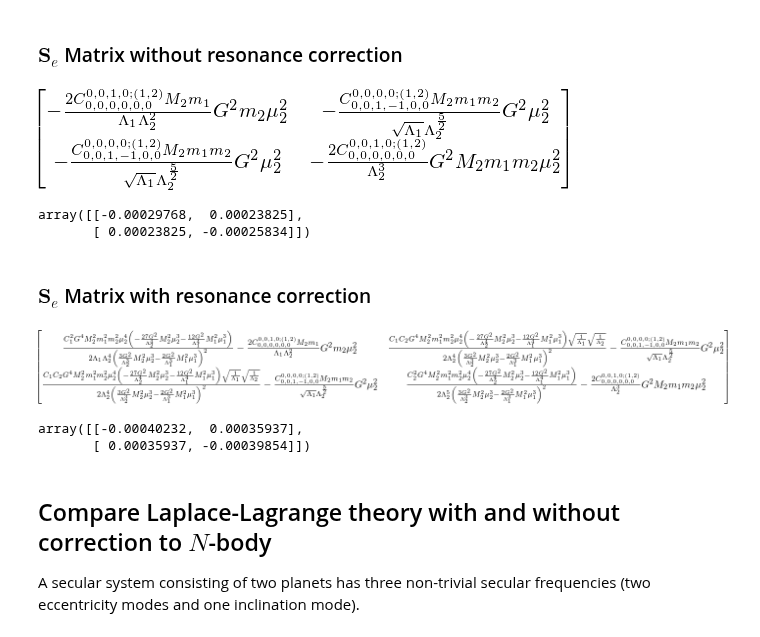
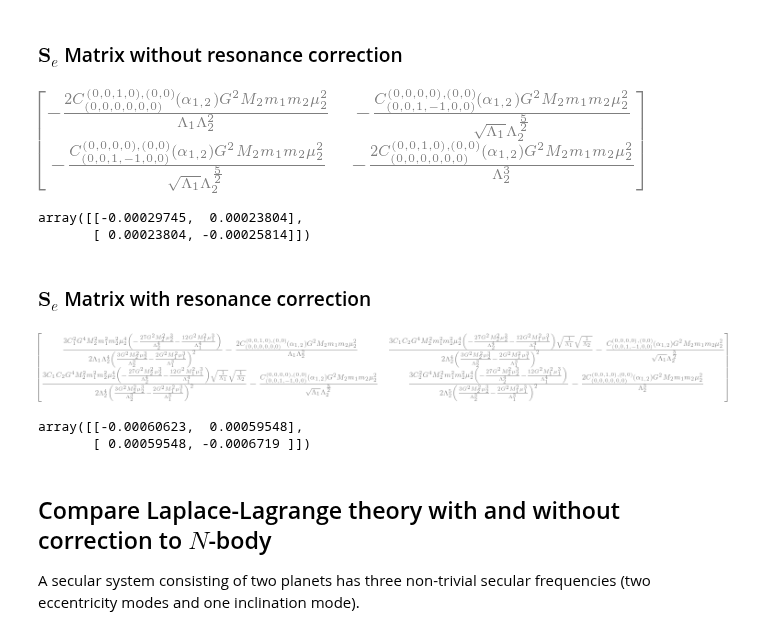
Before and after one commit to shadden/celmech, a Jupyter notebook: jupyter_examples/Laplace-Lagrange_Secular_Theory.ipynb, the cells around one changed output. Drawn from its saved outputs; the diff is of its cells as text; code cells hidden in the pictures.

```diff
--- a/jupyter_examples/Laplace-Lagrange_Secular_Theory.ipynb
+++ b/jupyter_examples/Laplace-Lagrange_Secular_Theory.ipynb
@@ -80,7 +82,7 @@ except RuntimeError:
             l="uniform"
         )
     sim.integrator = 'whfast'
-    set_timestep(sim,1/40)
+    set_time_step(sim,1/40)
     sim.ri_whfast.safe_mode = 0
     sim.move_to_com()
     align_simulation(sim)
@@ -164,7 +166,7 @@ def get_sim(pratio):
     sim.add(m = 3e-5, P = pratio ,e = 0.01, pomega = np.pi/2)
     sim.integrator = 'whfast'
     sim.ri_whfast.safe_mode = 0
-    set_timestep(sim,1/27.)
+    set_time_step(sim,1/27.)
     sim.move_to_com()
     align_simulation(sim)
     return sim
@@ -185,12 +187,12 @@ Tmax = 4 * np.max( 2 * np.pi / np.abs(llsys.eccentricity_eigenvalues()) )
 # %%
 llsys.eccentricity_matrix
 # %% [output]
-[figure, old version]
+[figure, new version]
 # %%
 llsys.Neccentricity_matrix
 # %% [output]
-array([[-0.00029768,  0.00023825],
-       [ 0.00023825, -0.00025834]])
+array([[-0.00029745,  0.00023804],
+       [ 0.00023804, -0.00025814]])
 # %% [markdown]
 ### $\pmb{S}_e$ Matrix with resonance correction
 # %%
@@ -199,16 +201,16 @@ from celmech.disturbing_function import get_DFCoeff_symbol
 # %%
 llsys.add_first_order_resonance_term(1,2,kres)
 # Using substitution {Cin:S('C1'),Cout:S('C2')} to make result more legible
-Cin = get_DFCoeff_symbol(kres,1-kres,-1,0,0,0,0,0,0,0,1,2)
-Cout = get_DFCoeff_symbol(kres,1-kres,0,-1,0,0,0,0,0,0,1,2)
+Cin = get_df_coefficient_symbol(kres,1-kres,-1,0,0,0,0,0,0,0,0,0,1,2)
+Cout = get_df_coefficient_symbol(kres,1-kres,0,-1,0,0,0,0,0,0,0,0,1,2)
 llsys.eccentricity_matrix.subs({Cin:S('C1'),Cout:S('C2')})
 # %% [output]
-[figure, old version]
+[figure, new version]
 # %%
 llsys.Neccentricity_matrix
 # %% [output]
-array([[-0.00040232,  0.00035937],
-       [ 0.00035937, -0.00039854]])
+array([[-0.00060623,  0.00059548],
+       [ 0.00059548, -0.0006719 ]])
 # %% [markdown]
 ## Compare Laplace-Lagrange theory with and without correction to $N$-body
 
```
Also changed, not shown: parts of 8 cells of this notebook.
